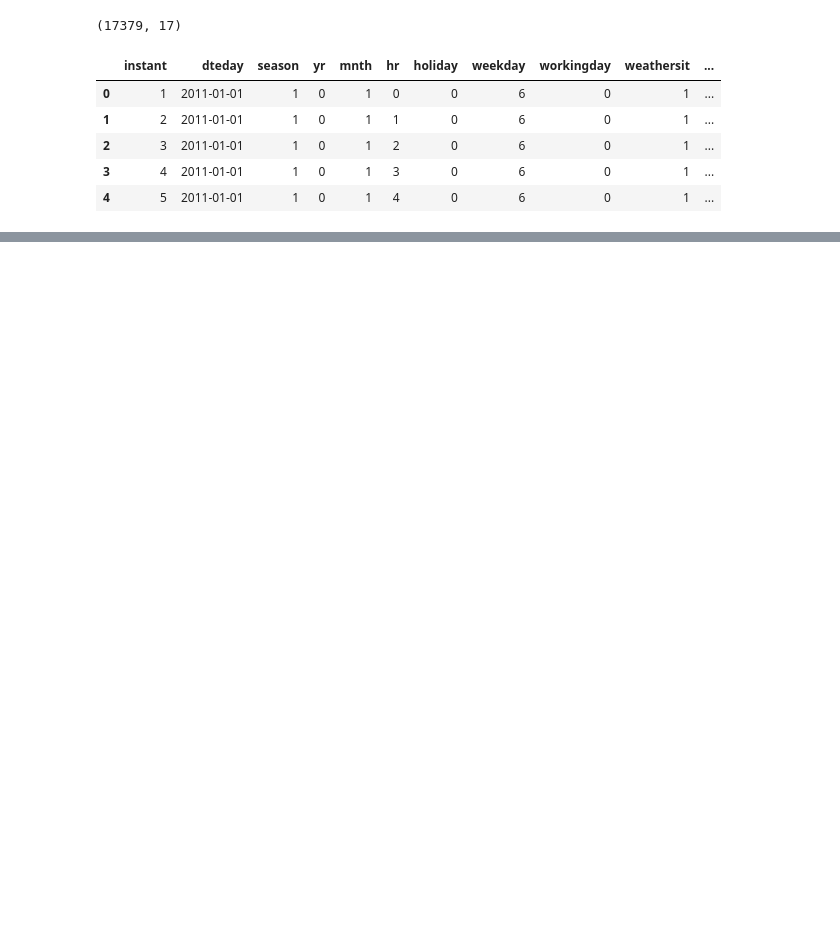
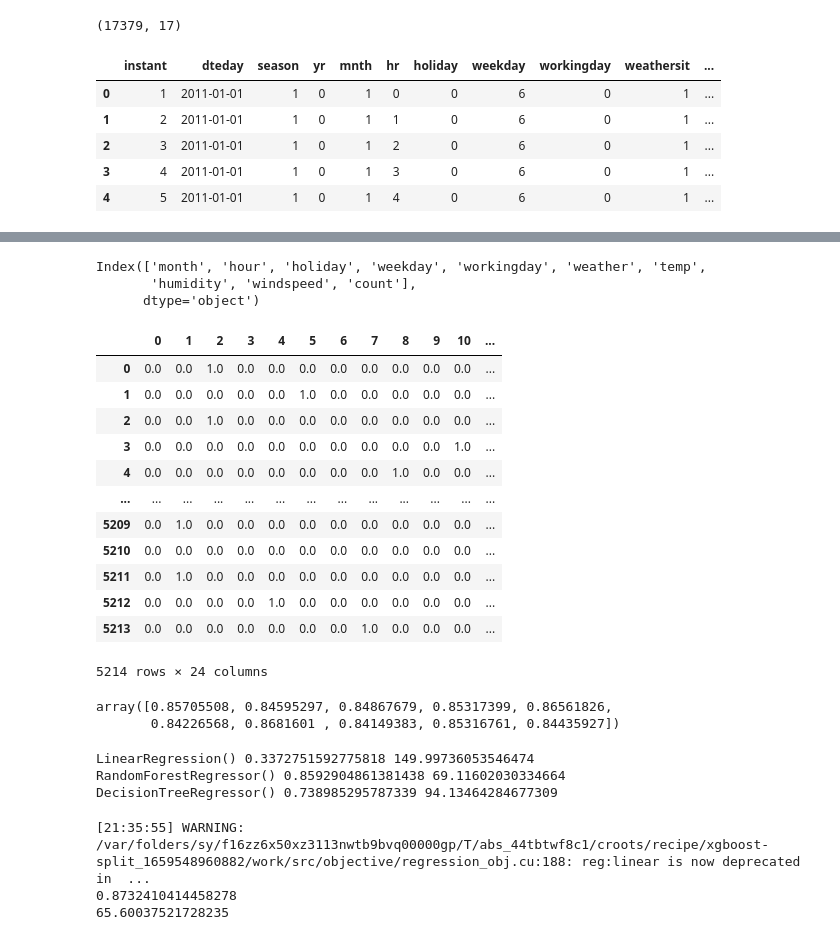
Before and after one commit to rohan10/bike-rental-analysis, a Jupyter notebook: code.ipynb, the cells around one changed output, grey strips where cells are left out. Cells and saved outputs as stored; diff of their text form; code cells hidden in the pictures; blank space fills up the shorter version.

Commit message:
model devel; requirements file

```diff
--- a/code.ipynb
+++ b/code.ipynb
@@ -146,0 +183,4 @@ Name: dteday, Length: 731, dtype: int64
+# %%
+ss = StandardScaler()
+X_train_trf = ss.fit_transform(X_train)
+X_test_trf = ss.transform(X_test)
@@ -146,0 +237,37 @@ Name: dteday, Length: 731, dtype: int64
+# %%
+df.columns
+# %% [output]
+Index(['month', 'hour', 'holiday', 'weekday', 'workingday', 'weather', 'temp',
+       'humidity', 'windspeed', 'count'],
+      dtype='object')
+# %%
+X_train_trf = pd.DataFrame(X_train_trf, columns=X_train.columns)
+X_test_trf = pd.DataFrame(X_test_trf, columns=X_test.columns)
+# %%
+ohe_columns = ['month', 'holiday', 'weekday', 'workingday']
+
+from sklearn.compose import ColumnTransformer
+
+transformer = ColumnTransformer(transformers=[
+    # ('tnf1', OrdinalEncoder(categories=[[1,2,3,4]]),['weather']),
+    ('tnf2', OneHotEncoder(sparse = False, drop ='first'), ohe_columns)
+], remainder='passthrough')
+# %%
+X_train_trf1 = transformer.fit_transform(X_train_trf)
+X_test_trf1 = transformer.transform(X_test_trf)
+# %%
+pd.DataFrame(X_test_trf1)
+# %% [output]
+|  | 0 | 1 | 2 | 3 | 4 | 5 | 6 | 7 | 8 | 9 | 10 | ... |
+| 0 | 0.0 | 0.0 | 1.0 | 0.0 | 0.0 | 0.0 | 0.0 | 0.0 | 0.0 | 0.0 | 0.0 | ... |
+| 1 | 0.0 | 0.0 | 0.0 | 0.0 | 0.0 | 1.0 | 0.0 | 0.0 | 0.0 | 0.0 | 0.0 | ... |
+| 2 | 0.0 | 0.0 | 1.0 | 0.0 | 0.0 | 0.0 | 0.0 | 0.0 | 0.0 | 0.0 | 0.0 | ... |
+| 3 | 0.0 | 0.0 | 0.0 | 0.0 | 0.0 | 0.0 | 0.0 | 0.0 | 0.0 | 0.0 | 1.0 | ... |
+| 4 | 0.0 | 0.0 | 0.0 | 0.0 | 0.0 | 0.0 | 0.0 | 0.0 | 1.0 | 0.0 | 0.0 | ... |
+| ... | ... | ... | ... | ... | ... | ... | ... | ... | ... | ... | ... | ... |
+| 5209 | 0.0 | 1.0 | 0.0 | 0.0 | 0.0 | 0.0 | 0.0 | 0.0 | 0.0 | 0.0 | 0.0 | ... |
+| 5210 | 0.0 | 0.0 | 0.0 | 0.0 | 0.0 | 0.0 | 0.0 | 0.0 | 0.0 | 0.0 | 0.0 | ... |
+| 5211 | 0.0 | 1.0 | 0.0 | 0.0 | 0.0 | 0.0 | 0.0 | 0.0 | 0.0 | 0.0 | 0.0 | ... |
+| 5212 | 0.0 | 0.0 | 0.0 | 0.0 | 1.0 | 0.0 | 0.0 | 0.0 | 0.0 | 0.0 | 0.0 | ... |
+| 5213 | 0.0 | 0.0 | 0.0 | 0.0 | 0.0 | 0.0 | 0.0 | 1.0 | 0.0 | 0.0 | 0.0 | ... |
+5214 rows × 24 columns
@@ -146,0 +282,6 @@ Name: dteday, Length: 731, dtype: int64
+# %%
+cv= KFold(n_splits=10, shuffle=True)
+cross_val_score(RandomForestRegressor(), X_train_trf1, y_train, cv=cv, scoring='r2', n_jobs= -1)
+# %% [output]
+array([0.85705508, 0.84595297, 0.84867679, 0.85317399, 0.86561826,
+       0.84226568, 0.8681601 , 0.84149383, 0.85316761, 0.84435927])
@@ -146,0 +290,17 @@ Name: dteday, Length: 731, dtype: int64
+# %%
+for m in models:
+    m.fit(X_train_trf1, y_train)
+    print(m, r2_score(y_test, m.predict(X_test_trf1)), np.sqrt(mean_squared_error(y_test, m.predict(X_test_trf1))))
+# %% [output]
+LinearRegression() 0.3372751592775818 149.99736053546474
+RandomForestRegressor() 0.8592904861381438 69.11602030334664
+DecisionTreeRegressor() 0.738985295787339 94.13464284677309
+# %%
+xgb_model = xgb.XGBRegressor(objective="reg:linear", random_state=42)
+xgb_model.fit(X_train_trf1, y_train)
+print(r2_score(y_test, xgb_model.predict(X_test_trf1)))
+print(np.sqrt(mean_squared_error(y_test, xgb_model.predict(X_test_trf1))))
+# %% [output]
+[21:35:55] WARNING: /var/folders/sy/f16zz6x50xz3113nwtb9bvq00000gp/T/abs_44tbtwf8c1/croots/recipe/xgboost-split_1659548960882/work/src/objective/regression_obj.cu:188: reg:linear is now deprecated in  ...
+0.8732410414458278
+65.60037521728235
```
Also changed, not shown: parts of 40 cells of this notebook, 2 other files.
